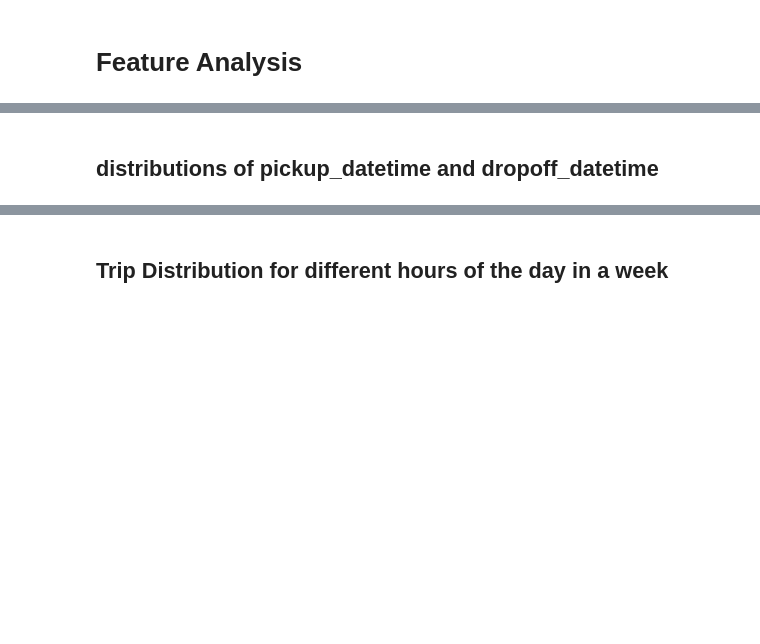
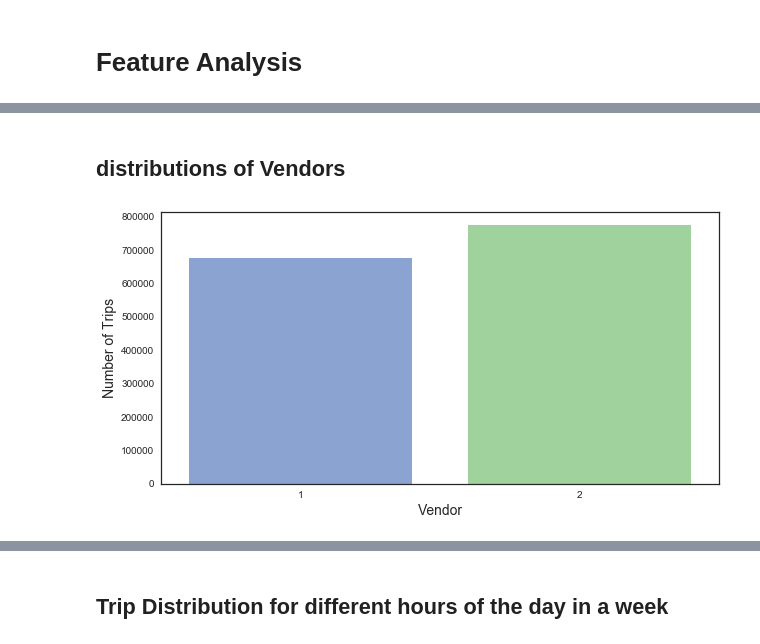
Before and after one commit to GaryLuoLuo/Data_Mining_Project_Jiahui_Qin_Zhe, a Jupyter notebook: Data Preparation.ipynb, the cells around one changed output, grey strips where cells are left out. Cells and saved outputs as stored; diff of their text form; code cells hidden in the pictures; blank space fills up the shorter version.

```diff
--- a/Data Preparation.ipynb
+++ b/Data Preparation.ipynb
@@ -223,4 +224,15 @@ train.head()
 | 3 | id3504673 | 2 | 2016-04-06 19:32:31 | 2016-04-06 19:39:40 | 1 | -74.010040 | ... |
 | 4 | id2181028 | 2 | 2016-03-26 13:30:55 | 2016-03-26 13:38:10 | 1 | -73.973053 | ... |
 # %% [markdown]
-## distributions of pickup_datetime and dropoff_datetime
+## distributions of Vendors
+# %%
+unique_vendors = set(train['vendor_id'].values)
+vendor_popularity = train['vendor_id'].value_counts()
+
+f = plt.figure(figsize=(10,5))
+sns.barplot(vendor_popularity.index, vendor_popularity.values, alpha=0.7)
+plt.xlabel('Vendor', fontsize=14)
+plt.ylabel('Number of Trips', fontsize=14)
+plt.show()
+# %% [output]
+[figure, added]
```
Also changed, not shown: parts of 17 cells of this notebook.
